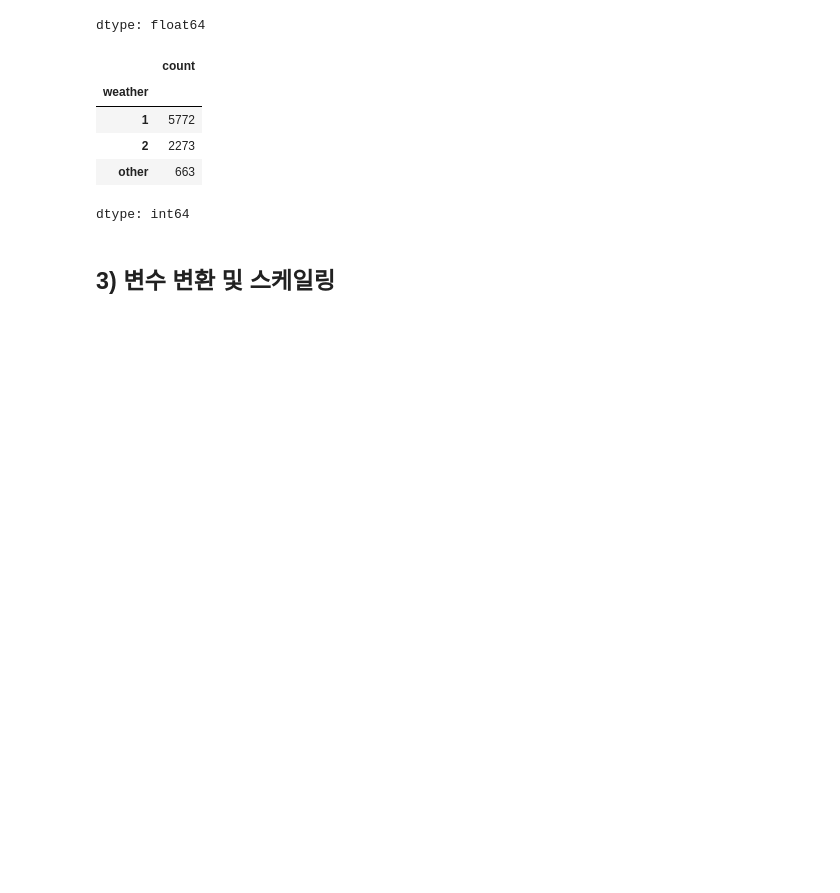
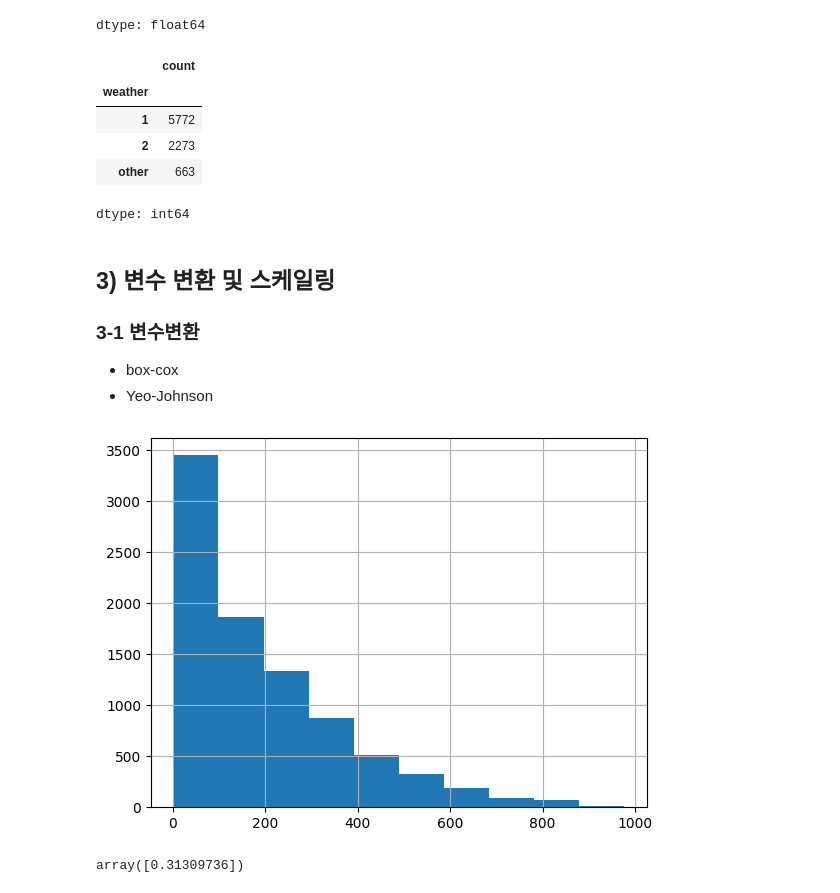
Before and after one commit to lizardnote/ML_practice, a Jupyter notebook: 빅분기_ch2_skikit_learn.ipynb, the cells around one changed output. Cells and saved outputs as stored; diff of their text form; code cells hidden in the pictures; blank space fills up the shorter version.

```diff
--- a/빅분기_ch2_skikit_learn.ipynb
+++ b/빅분기_ch2_skikit_learn.ipynb
@@ -441,3 +441,25 @@ train_bike['weather'].value_counts()
 dtype: int64
 # %% [markdown]
 ## 3) 변수 변환 및 스케일링
+### 3-1 변수변환
+- box-cox
+- Yeo-Johnson
+# %%
+import pandas as pd
+import numpy as np
+from sklearn.preprocessing import PowerTransformer
+import warnings
+import matplotlib.pyplot as plt
+np.wranings = warnings
+
+bike_data = pd.read_csv('https://raw.githubusercontent.com/YoungjinBD/data/main/bike_train.csv')
+bike_data['count'].hist();
+plt.show()
+# %% [output]
+[figure, added]
+# %%
+box_tr = PowerTransformer(method = 'box-cox')
+bike_data['count_boxcox'] = box_tr.fit_transform(bike_data[['count']])
+box_tr.lambdas_
+# %% [output]
+array([0.31309736])
```
Also changed, not shown: parts of 32 cells of this notebook.
